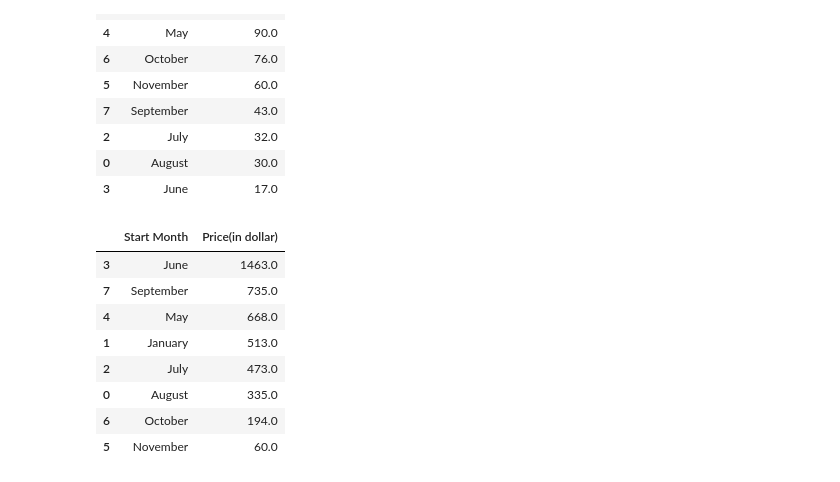
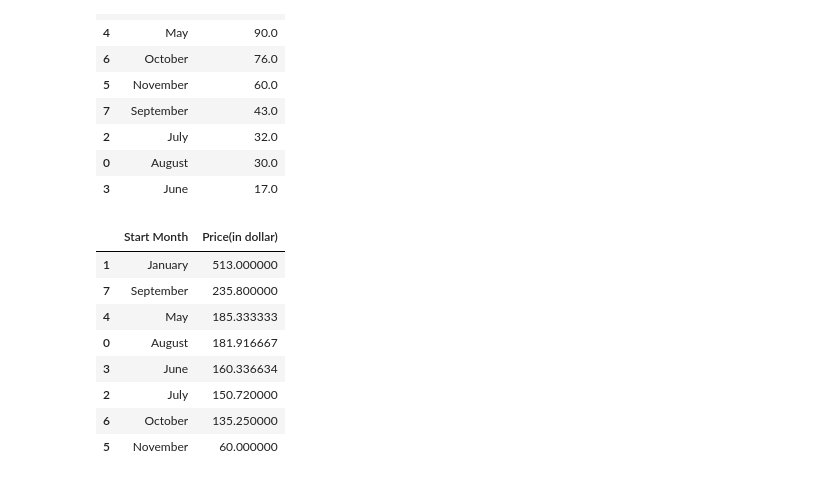
Before and after one commit to nvnehemias/airbnb-analytics-portfolio, a Jupyter notebook: airbnb-analytics-portfolio/notebooks/02_data_analysis.ipynb, the cells around one changed output. Cells and saved outputs as stored; diff of their text form; code cells hidden in the pictures.

```diff
--- a/airbnb-analytics-portfolio/notebooks/02_data_analysis.ipynb
+++ b/airbnb-analytics-portfolio/notebooks/02_data_analysis.ipynb
@@ -34,6 +34,7 @@ df_1 = df_1.drop(columns=['Unnamed: 0'])
 price_by_start_month = df_1.groupby('Start Month')['Price(in dollar)'].sum().reset_index().sort_values(by = 'Price(in dollar)', ascending = False)
 min_price_by_start_month = df_1.groupby('Start Month')['Price(in dollar)'].min().reset_index().sort_values(by = 'Price(in dollar)', ascending = False)
 max_price_by_start_month = df_1.groupby('Start Month')['Price(in dollar)'].max().reset_index().sort_values(by = 'Price(in dollar)', ascending = False)
+mean_price_by_start_month = df_1.groupby('Start Month')['Price(in dollar)'].mean().reset_index().sort_values(by = 'Price(in dollar)', ascending = False)
 # %%
 price_by_start_month
 # %% [output]
@@ -59,14 +60,14 @@ min_price_by_start_month
 | 0 | August | 30.0 |
 | 3 | June | 17.0 |
 # %%
-max_price_by_start_month
+mean_price_by_start_month
 # %% [output]
 |  | Start Month | Price(in dollar) |
-| 3 | June | 1463.0 |
-| 7 | September | 735.0 |
-| 4 | May | 668.0 |
-| 1 | January | 513.0 |
-| 2 | July | 473.0 |
-| 0 | August | 335.0 |
-| 6 | October | 194.0 |
-| 5 | November | 60.0 |
+| 1 | January | 513.000000 |
+| 7 | September | 235.800000 |
+| 4 | May | 185.333333 |
+| 0 | August | 181.916667 |
+| 3 | June | 160.336634 |
+| 2 | July | 150.720000 |
+| 6 | October | 135.250000 |
+| 5 | November | 60.000000 |
```
Also changed, not shown: parts of 6 cells of this notebook.
